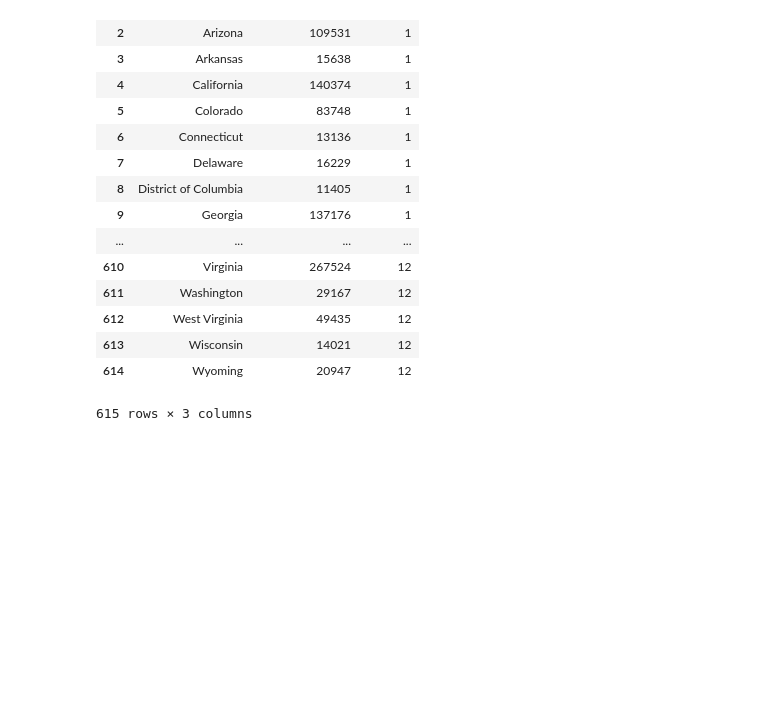
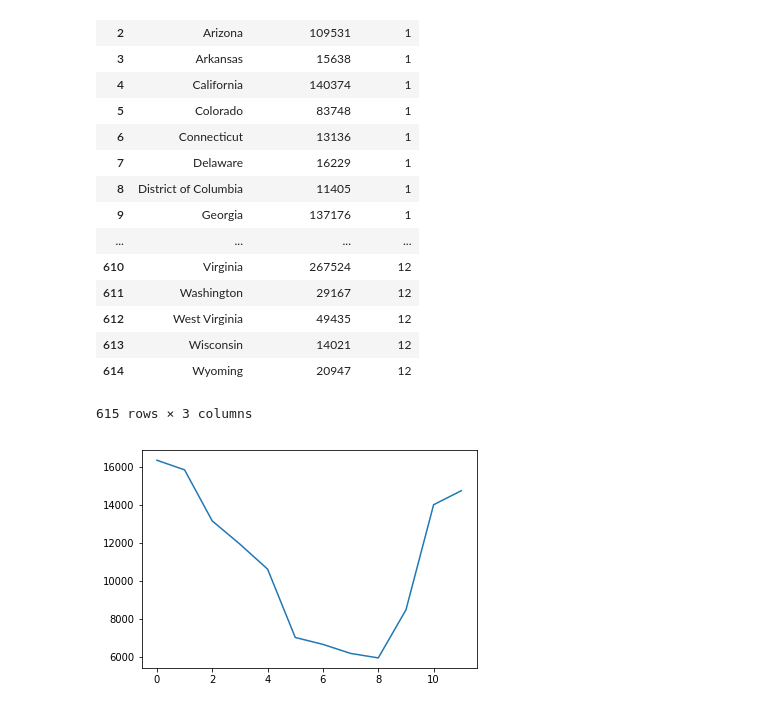
Before and after one commit to spencer-loggia/space_apps_f2018, a Jupyter notebook: kaushik_analysis.ipynb, the cells around one changed output. Cells and saved outputs as stored; diff of their text form; code cells hidden in the pictures; blank space fills up the shorter version.

```diff
--- a/kaushik_analysis.ipynb
+++ b/kaushik_analysis.ipynb
@@ -17,5 +17,5 @@ Index(['REGION TYPE', 'REGION', 'YEAR', 'WEEK', '% WEIGHTED ILI',
       dtype='object')
 # %%
 full_data_2 = full_data.drop(['AGE 0-4', 'AGE 25-49', 'AGE 25-64', 'AGE 5-24',
-       'AGE 50-64', 'AGE 65', '% WEIGHTED ILI', 'REGION TYPE'], axis=1)
-mod_data = full_data_2.assign(TIME=(full_data_2.YEAR - 2010) * 52 + full_data_2.WEEK - 40)
+       'AGE 50-64', 'AGE 65', '% WEIGHTED ILI', 'REGION TYPE', 'ILITOTAL', 'NUM. OF PROVIDERS', '%UNWEIGHTED ILI'], axis=1)
+# mod_data = full_data_2.assign(TIME=(full_data_2.YEAR - 2010) * 52 + full_data_2.WEEK - 40)
@@ -208,3 +202,10 @@ result
 615 rows × 3 columns
 # %%
 np.savetxt('health_data.txt', result, fmt="%s, %d, %d")
+# %%
+utah_temp = result[result['REGION'] == 'Mass']
+# %%
+plt.plot(utah_temp['TOTAL PATIENTS'].values)
+plt.show()
+# %% [output]
+[figure, added]
```
Also changed, not shown: parts of 6 cells of this notebook, 4 other files.
